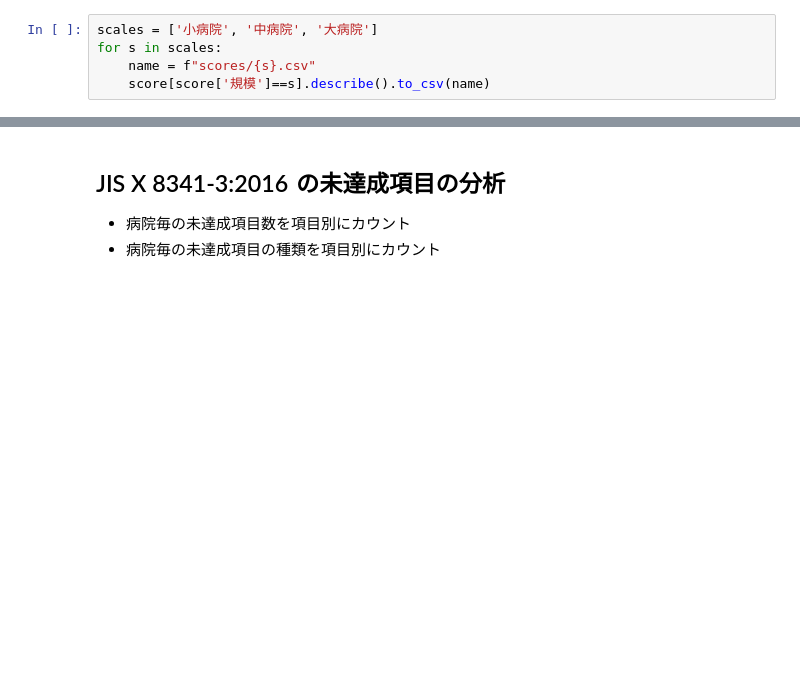
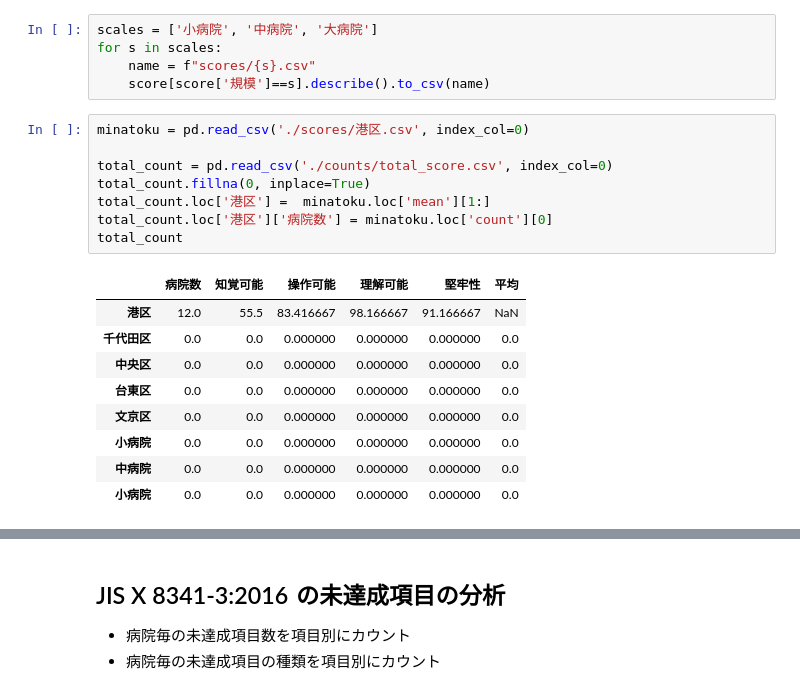
Before and after one commit to Kudoas/research-web-accessibility, a Jupyter notebook: main.ipynb, the cells around one changed output, grey strips where cells are left out. Drawn from its saved outputs; the diff is of its cells as text; blank space fills up the shorter version.

```diff
--- a/main.ipynb
+++ b/main.ipynb
@@ -36,3 +37,21 @@ scales = ['小病院', '中病院', '大病院']
 for s in scales:
     name = f"scores/{s}.csv"
     score[score['規模']==s].describe().to_csv(name)
+# %%
+minatoku = pd.read_csv('./scores/港区.csv', index_col=0)
+
+total_count = pd.read_csv('./counts/total_score.csv', index_col=0)
+total_count.fillna(0, inplace=True)
+total_count.loc['港区'] =  minatoku.loc['mean'][1:]
+total_count.loc['港区']['病院数'] = minatoku.loc['count'][0]
+total_count
+# %% [output]
+|  | 病院数 | 知覚可能 | 操作可能 | 理解可能 | 堅牢性 | 平均 |
+| 港区 | 12.0 | 55.5 | 83.416667 | 98.166667 | 91.166667 | NaN |
+| 千代田区 | 0.0 | 0.0 | 0.000000 | 0.000000 | 0.000000 | 0.0 |
+| 中央区 | 0.0 | 0.0 | 0.000000 | 0.000000 | 0.000000 | 0.0 |
+| 台東区 | 0.0 | 0.0 | 0.000000 | 0.000000 | 0.000000 | 0.0 |
+| 文京区 | 0.0 | 0.0 | 0.000000 | 0.000000 | 0.000000 | 0.0 |
+| 小病院 | 0.0 | 0.0 | 0.000000 | 0.000000 | 0.000000 | 0.0 |
+| 中病院 | 0.0 | 0.0 | 0.000000 | 0.000000 | 0.000000 | 0.0 |
+| 小病院 | 0.0 | 0.0 | 0.000000 | 0.000000 | 0.000000 | 0.0 |
```
Also changed, not shown: parts of 10 cells of this notebook, 4 other files.
